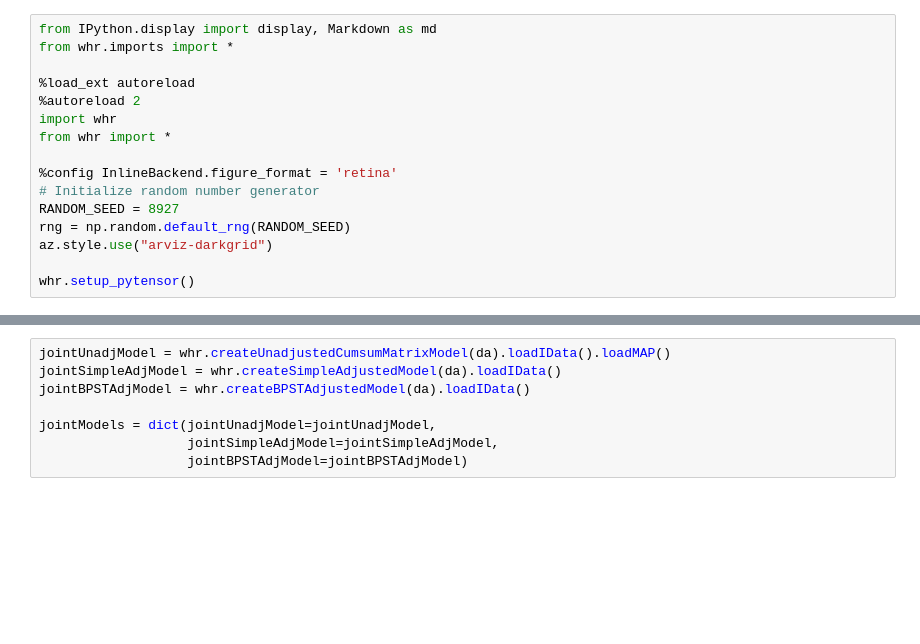
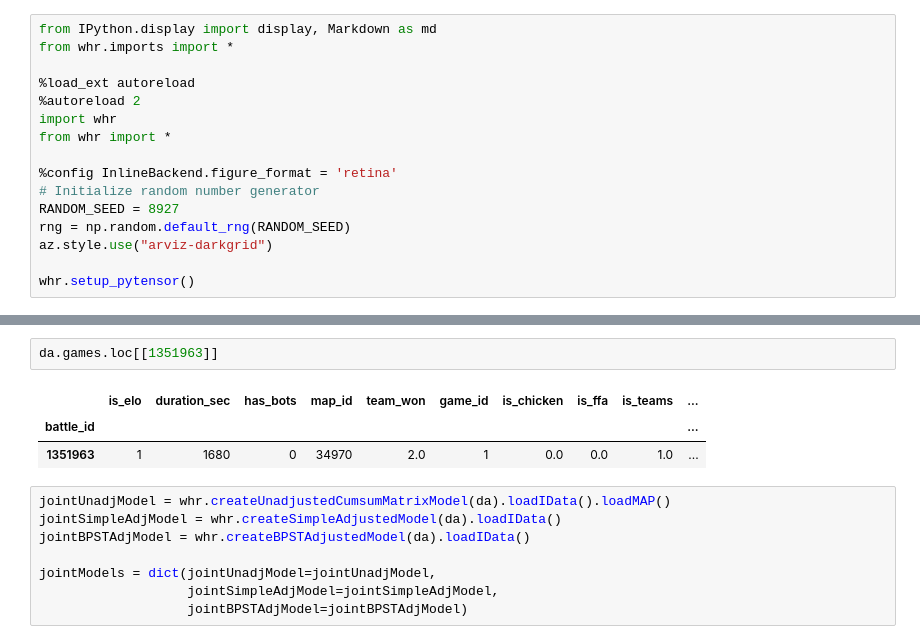
Before and after one commit to jklw/WHR-ZeroK, a Jupyter notebook: whr_fixed_rating_model.ipynb, the cells around one changed output, grey strips where cells are left out. Drawn from its saved outputs; the diff is of its cells as text; blank space fills up the shorter version.

```diff
--- a/whr_fixed_rating_model.ipynb
+++ b/whr_fixed_rating_model.ipynb
@@ -22,3 +22,9 @@ print(f'{len(da.games)} games; {len(da.gamePlayers)} gamePlayers; {len(da.player
+# %%
+da.games.loc[[1351963]]
+# %% [output]
+|  | is_elo | duration_sec | has_bots | map_id | team_won | game_id | is_chicken | is_ffa | is_teams | ... |
+| battle_id |  |  |  |  |  |  |  |  |  | ... |
+| 1351963 | 1 | 1680 | 0 | 34970 | 2.0 | 1 | 0.0 | 0.0 | 1.0 | ... |
 # %%
 jointUnadjModel = whr.createUnadjustedCumsumMatrixModel(da).loadIData().loadMAP()
 jointSimpleAdjModel = whr.createSimpleAdjustedModel(da).loadIData()
```
Also changed, not shown: parts of 3 cells of this notebook, 32 other files.
